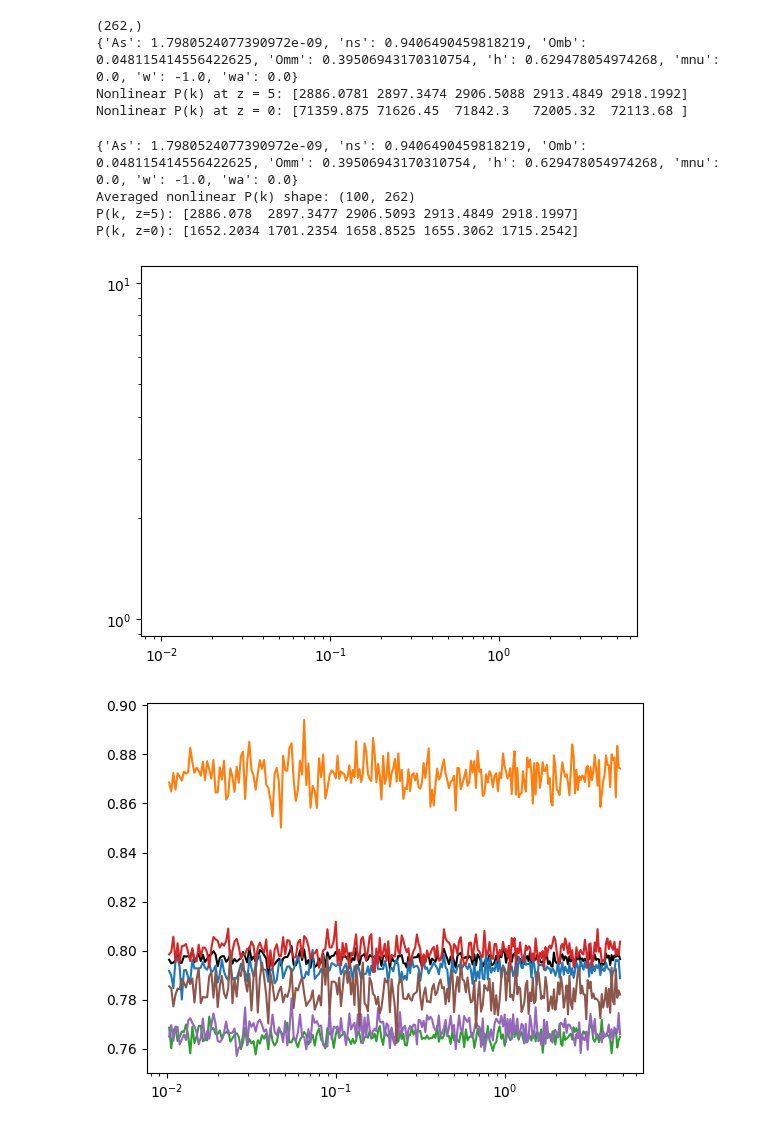
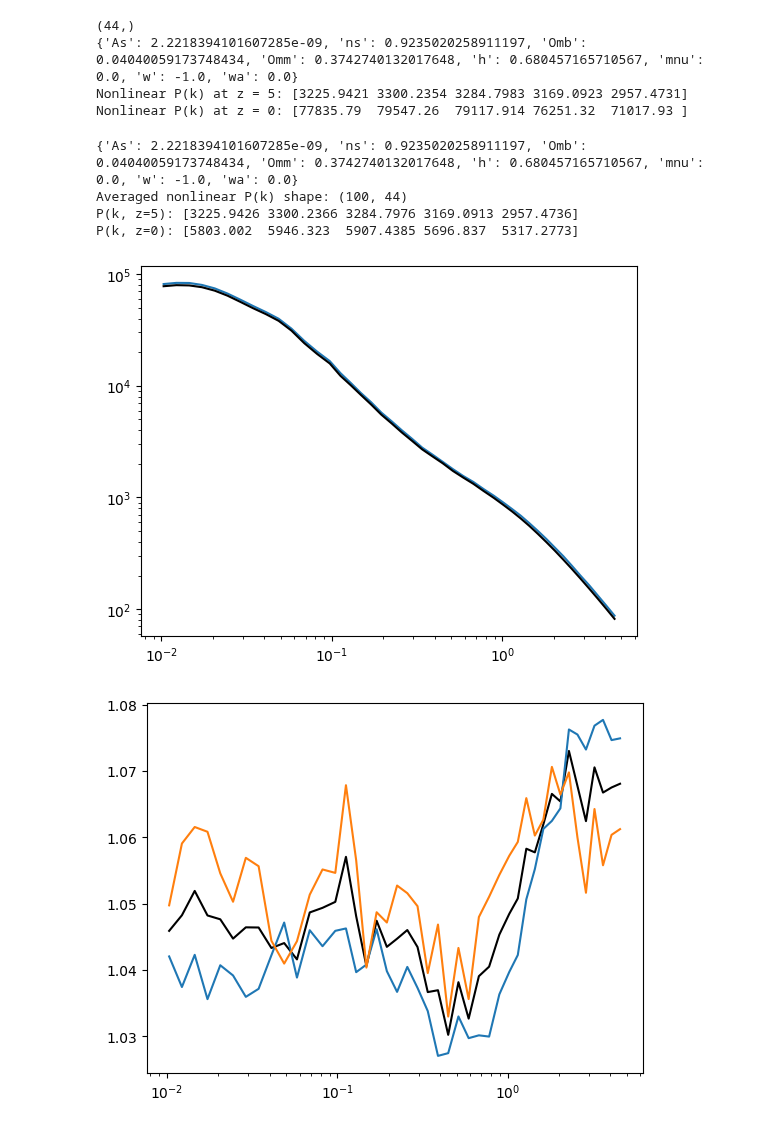
Before and after one commit to pltaylor16/odd_emu, a Jupyter notebook: new_approach_2/new.ipynb, the cells around one changed output. Cells and saved outputs as stored; diff of their text form; code cells hidden in the pictures.

```diff
--- a/new_approach_2/new.ipynb
+++ b/new_approach_2/new.ipynb
@@ -8,13 +8,13 @@ emulator = CosmoPowerJAX(probe="mpk_lin")
 
 # --- Load k-grid ---
 k_full = emulator.modes.astype(np.float32)
-k_idx = np.where((k_full > 1e-2) & (k_full < 4.9))[0]
+k_idx = np.where((k_full > 1e-2) & (k_full < 4.9))[0][::6]
 k = k_full[k_idx]
 print (np.shape(k_idx))
 
 
 # --- Random cosmology ---
-rng = np.random.default_rng(seed=44)
+rng = np.random.default_rng(seed=43)
 
 
 As = rng.uniform(1.7e-9, 2.5e-9)
@@ -55,10 +55,10 @@ pk_nl_z0 = get_nonlinear_pk(0.0)
 print("Nonlinear P(k) at z = 5:", pk_nl_z5[:5])
 print("Nonlinear P(k) at z = 0:", pk_nl_z0[:5])
 # %% [output]
-(262,)
-{'As': 1.7980524077390972e-09, 'ns': 0.9406490459818219, 'Omb': 0.048115414556422625, 'Omm': 0.39506943170310754, 'h': 0.629478054974268, 'mnu': 0.0, 'w': -1.0, 'wa': 0.0}
-Nonlinear P(k) at z = 5: [2886.0781 2897.3474 2906.5088 2913.4849 2918.1992]
-Nonlinear P(k) at z = 0: [71359.875 71626.45  71842.3   72005.32  72113.68 ]
+(44,)
+{'As': 2.2218394101607285e-09, 'ns': 0.9235020258911197, 'Omb': 0.04040059173748434, 'Omm': 0.3742740132017648, 'h': 0.680457165710567, 'mnu': 0.0, 'w': -1.0, 'wa': 0.0}
+Nonlinear P(k) at z = 5: [3225.9421 3300.2354 3284.7983 3169.0923 2957.4731]
+Nonlinear P(k) at z = 0: [77835.79  79547.26  79117.914 76251.32  71017.93 ]
 # %%
 import jax
 import jax.numpy as jnp
@@ -72,12 +72,12 @@ import euclidemu2 as ee2
 # --- Load k and emulator ---
 emulator = CosmoPowerJAX(probe="mpk_lin")
 k_full = emulator.modes.astype(np.float32)
-k_idx = np.where((k_full > 1e-2) & (k_full < 4.9))[0]
+k_idx = np.where((k_full > 1e-2) & (k_full < 4.9))[0][::6]
 k = k_full[k_idx]
 k_shp = np.shape(k_idx)[0]
 
 # --- Random cosmology ---
-rng = np.random.default_rng(44)
+rng = np.random.default_rng(seed=43)
 As = rng.uniform(1.7e-9, 2.5e-9)
 ns = rng.uniform(0.92, 1.00)
 Omb = rng.uniform(0.04, 0.06)
@@ -185,20 +185,22 @@ print(f"Averaged nonlinear P(k) shape: {pk_mean.shape}")
 print(f"P(k, z=5): {pk_mean[0, :5]}")
 print(f"P(k, z=0): {pk_mean[30, :5]}")
 # %% [output]
-{'As': 1.7980524077390972e-09, 'ns': 0.9406490459818219, 'Omb': 0.048115414556422625, 'Omm': 0.39506943170310754, 'h': 0.629478054974268, 'mnu': 0.0, 'w': -1.0, 'wa': 0.0}
-Averaged nonlinear P(k) shape: (100, 262)
-P(k, z=5): [2886.078  2897.3477 2906.5093 2913.4849 2918.1997]
-P(k, z=0): [1652.2034 1701.2354 1658.8525 1655.3062 1715.2542]
+{'As': 2.2218394101607285e-09, 'ns': 0.9235020258911197, 'Omb': 0.04040059173748434, 'Omm': 0.3742740132017648, 'h': 0.680457165710567, 'mnu': 0.0, 'w': -1.0, 'wa': 0.0}
+Averaged nonlinear P(k) shape: (100, 44)
+P(k, z=5): [3225.9426 3300.2366 3284.7976 3169.0913 2957.4736]
+P(k, z=0): [5803.002  5946.323  5907.4385 5696.837  5317.2773]
 # %%
 from matplotlib import pyplot as plt
 plt.plot(k,pk_mean[-1])
-#plt.plot(k,pk_nl_z0, color = 'k')
+plt.plot(k,pk_nl_z0, color = 'k')
 plt.xscale('log')
 plt.yscale('log')
 # %% [output]
-[figure, old version]
+[figure, new version]
 # %%
 plt.plot(k,pk_mean[-1]/ pk_nl_z0, color = 'k')
+plt.plot(k,all_pk[0][-1]/ pk_nl_z0)
+plt.plot(k,all_pk[1][-1]/ pk_nl_z0)
 plt.xscale('log')
 # %% [output]
-[figure, old version]
+[figure, new version]
```
